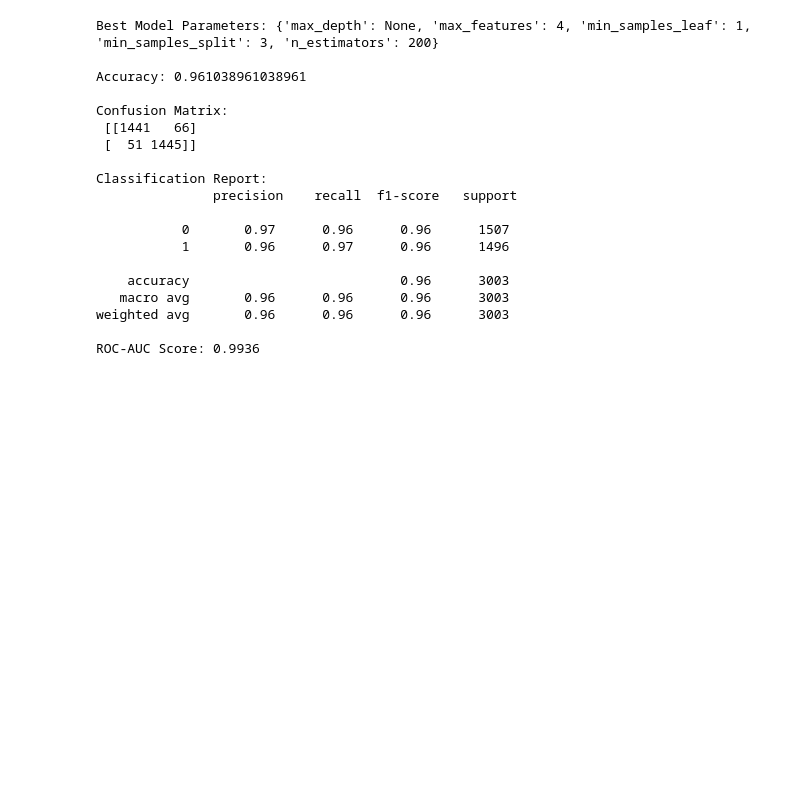
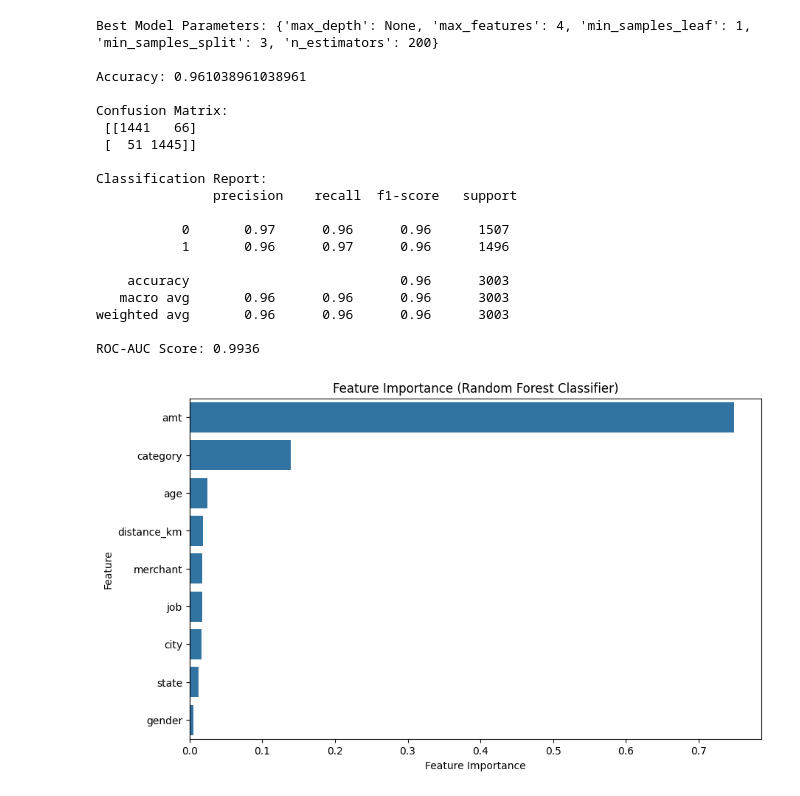
Before and after one commit to ZeeTsing/IS5126_final_group, a Jupyter notebook: notebook/Fraud predictor + downsampling.ipynb, the cells around one changed output. Drawn from its saved outputs; the diff is of its cells as text; code cells hidden in the pictures; blank space fills up the shorter version.

```diff
--- a/notebook/Fraud predictor + downsampling.ipynb
+++ b/notebook/Fraud predictor + downsampling.ipynb
@@ -189,6 +248,22 @@ Classification Report:
 weighted avg       0.96      0.96      0.96      3003
 
 ROC-AUC Score: 0.9936
+# %%
+best_params = {'max_depth': None, 'max_features': 4, 'min_samples_leaf': 1, 'min_samples_split': 3, 'n_estimators': 200, 'random_state':42}
+best_rf = RandomForestClassifier(**best_params)
+best_rf.fit(X_train, y_train)
+# %%
+# Create a DataFrame for better visualization
+feature_importances_df = pd.DataFrame({'Feature': X_train.columns, 'Importance': best_rf.feature_importances_})
+feature_importances_df = feature_importances_df.sort_values(by='Importance', ascending=False)
+plt.figure(figsize=(10, 6))
+sns.barplot(x='Importance', y='Feature', data=feature_importances_df)
+plt.title('Feature Importance (Random Forest Classifier)')
+plt.xlabel('Feature Importance')
+plt.ylabel('Feature')
+plt.show()
+# %% [output]
+[figure, added]
 # %%
 # save the model
 with open('random_forest_model.pkl', 'wb') as f:
```
Also changed, not shown: parts of 2 cells of this notebook, 7 other files.
